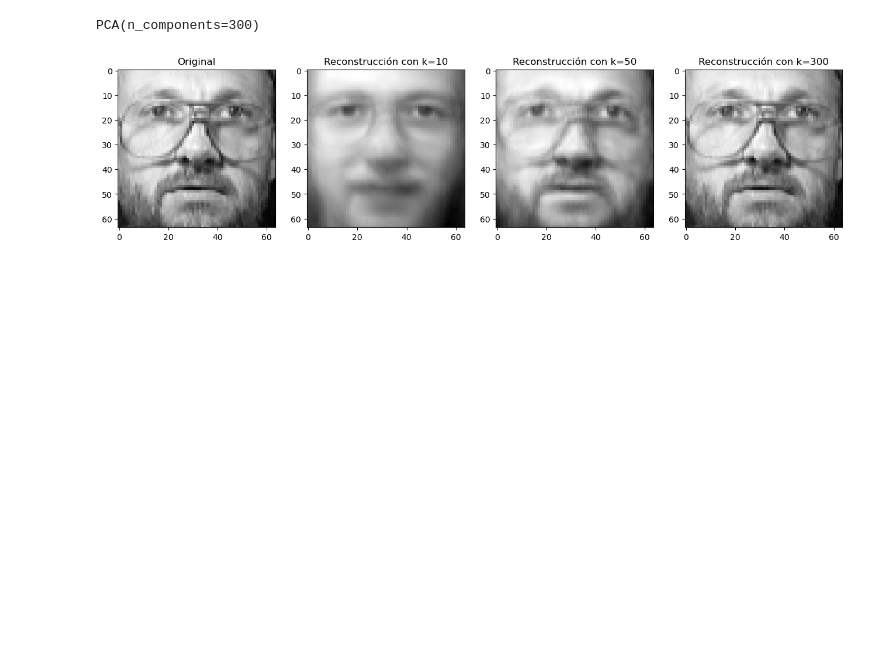
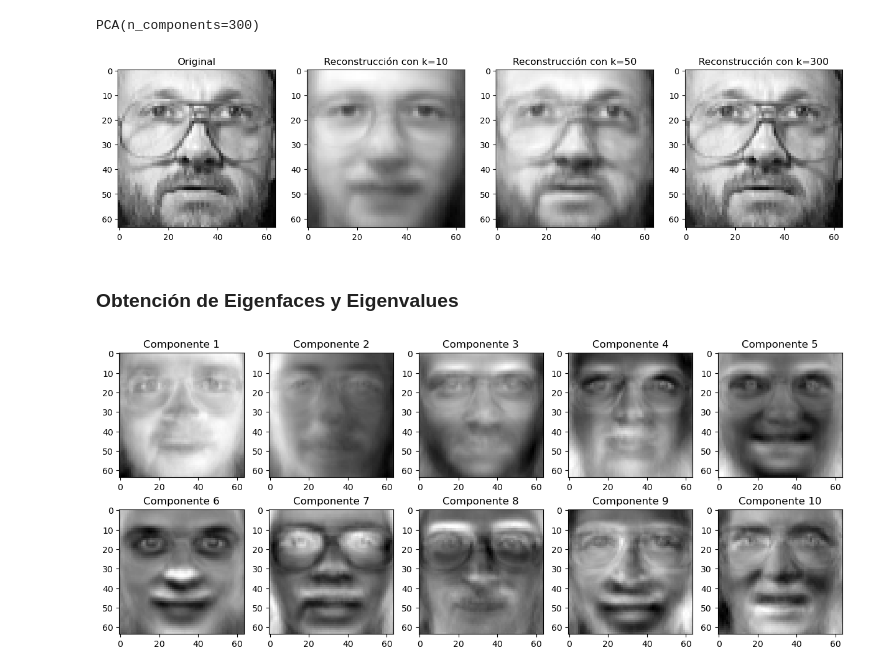
Before and after one commit to jesusdevelopment/Curso_Avanz_Alg_Lin_ML-PCA_SVD, a Jupyter notebook: code/clase_7.ipynb, the cells around one changed output. Cells and saved outputs as stored; diff of their text form; code cells hidden in the pictures; blank space fills up the shorter version.

```diff
--- a/code/clase_7.ipynb
+++ b/code/clase_7.ipynb
@@ -60,3 +60,13 @@ axes[3].set_title('Reconstrucción con k=300')
 plt.show()
 # %% [output]
 [figure]
+# %% [markdown]
+### Obtención de Eigenfaces y Eigenvalues
+# %%
+fig, axes = plt.subplots(2, 5, figsize=(15, 6))
+for i in range(10):
+  axes[i//5, i%5].imshow(pca.components_[i].reshape(H, W), cmap='gray')
+  axes[i//5, i%5].set_title(f'Componente {i+1}')
+plt.show()
+# %% [output]
+[figure, added]
```
Also changed, not shown: 6 other files.
